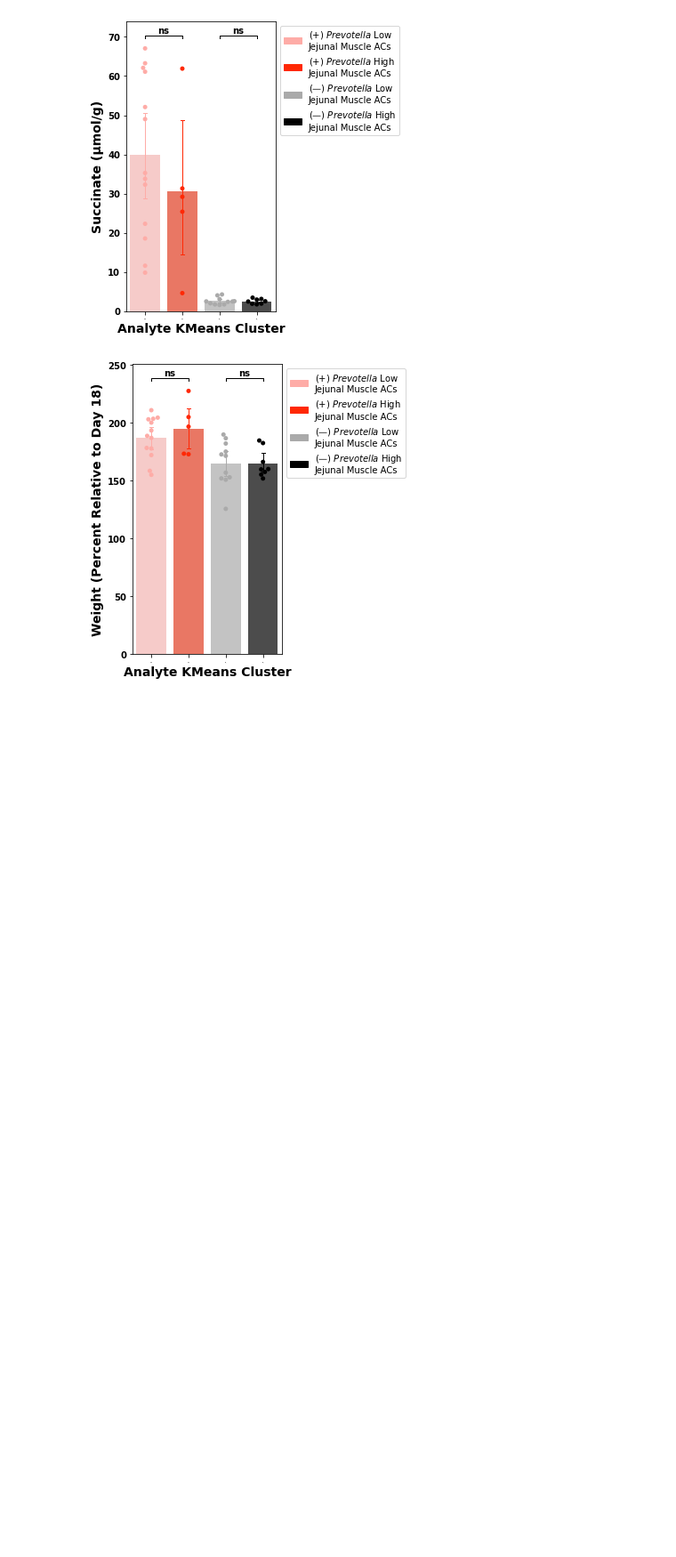
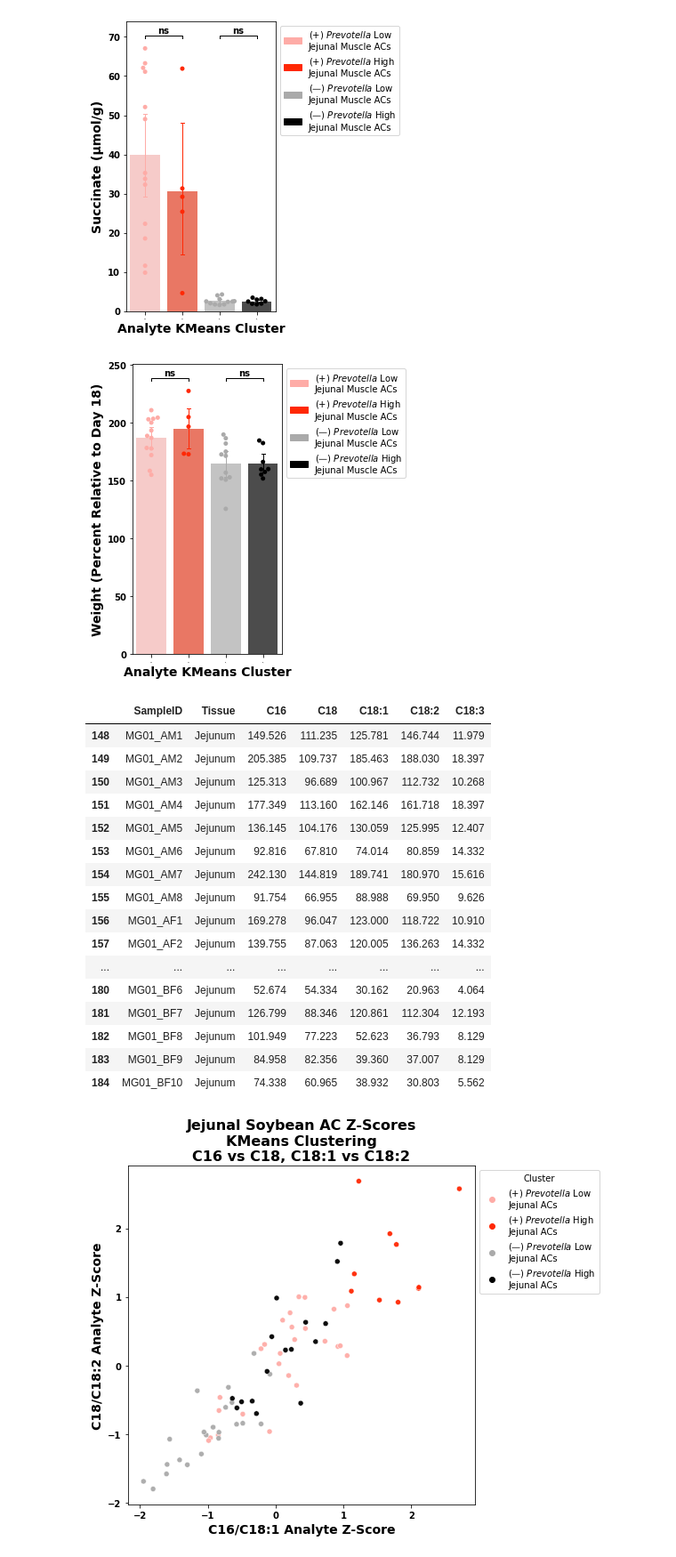
Before and after one commit to evanmlee/Gordon_MS, a Jupyter notebook: MS_analyte_kmeans.ipynb, the cells around one changed output. Shown at 89% size. Cells and saved outputs as stored; diff of their text form; code cells hidden in the pictures; blank space fills up the shorter version.

```diff
--- a/MS_analyte_kmeans.ipynb
+++ b/MS_analyte_kmeans.ipynb
@@ -1020,3 +1073,73 @@ arm_cluster_analyte_bar(BW_rel18_sac_weight,obs_df,analyte,tissue="",sampleID_co
 [figure]
 [figure]
 [figure]
+# %%
+# display(tissue_AC_df)
+jej_soybean_AC_df = tissue_AC_df.loc[tissue_AC_df["Tissue"]=="Jejunum"][['SampleID','Tissue']+soybean_5ACs]
+display(jej_soybean_AC_df)
+zscore=True
+test_long_df = single_tissue_analyte_long_df(jej_soybean_AC_df,analytes=soybean_5ACs,tissue1="Jejunum",
+                              obs_df=soybean5_jej_obs_df,axes_analyte_map=analyte_ax_map_5AC)
+fig,ax = plt.subplots(1,1,figsize=(7,7))
+cluster_legend_label = "Jejunal ACs"
+cluster_labels = ['(+) $\it{Prevotella}$ Low\n'+'{0}'.format(cluster_legend_label),
+                  '(+) $\it{Prevotella}$ High\n'+'{0}'.format(cluster_legend_label),
+                  '(—) $\it{Prevotella}$ Low\n'+'{0}'.format(cluster_legend_label),
+                  '(—) $\it{Prevotella}$ High\n'+'{0}'.format(cluster_legend_label)
+                 ]
+SFA_soybean = ["C16","C18"]
+UFA_soybean = ["C18:1","C18:2"]
+test_SFA_df = test_long_df[test_long_df["Analyte"].isin(SFA_soybean)]
+SFA_formatted = pd.DataFrame(index=test_long_df["MouseID"].unique(),columns=SFA_soybean)
+for analyte in SFA_soybean:
+    if zscore:
+        SFA_formatted.loc[:,analyte] = sp_stats.zscore(test_SFA_df.loc[test_SFA_df["Analyte"]==analyte]["Jejunum"].tolist())
+    else:
+        SFA_formatted.loc[:,analyte] = test_SFA_df.loc[test_SFA_df["Analyte"]==analyte]["Jejunum"].tolist()
+SFA_formatted.loc[:,"Cluster"] = test_SFA_df.loc[test_SFA_df["Analyte"]==analyte]["Cluster"].tolist()
+SFA_formatted = SFA_formatted.reset_index().rename(columns={"index":"MouseID"})
+# display(SFA_formatted)
+MS_cluster_scatter(SFA_formatted,tissue1=SFA_soybean[0],tissue2=SFA_soybean[1],ax=ax)#,hue_type="cluster_mouse")
+test_UFA_df = test_long_df[test_long_df["Analyte"].isin(UFA_soybean)]
+UFA_formatted = pd.DataFrame(index=test_long_df["MouseID"].unique(),columns=UFA_soybean)
+UFA_formatted = UFA_formatted.reset_index().rename(columns={"index":"MouseID"})
+for analyte in UFA_soybean:
+    if zscore:
+        UFA_formatted.loc[:,analyte] = sp_stats.zscore(test_UFA_df.loc[test_UFA_df["Analyte"]==analyte]["Jejunum"].tolist())
+    else:
+        UFA_formatted.loc[:,analyte] = test_UFA_df.loc[test_UFA_df["Analyte"]==analyte]["Jejunum"].tolist()
+UFA_formatted.loc[:,"Cluster"] = test_UFA_df.loc[test_UFA_df["Analyte"]==analyte]["Cluster"].tolist()
+MS_cluster_scatter(UFA_formatted,tissue1=UFA_soybean[0],tissue2=UFA_soybean[1],ax=ax)
+
+xlabel = "{0}/{1} Analyte Z-Score".format(SFA_soybean[0],UFA_soybean[0])
+ylabel = "{0}/{1} Analyte Z-Score".format(SFA_soybean[1],UFA_soybean[1])
+title = "Jejunal Soybean AC Z-Scores\nKMeans Clustering\nC16 vs C18, C18:1 vs C18:2"
+standardize_plot_style(ax,xlabel,ylabel,title=title)
+handles, labels = ax.get_legend_handles_labels()
+n_clusters = len(test_long_df["Cluster"].unique())
+ax.legend(handles[:n_clusters],cluster_labels,title="Cluster")
+sns.move_legend(ax, "upper left", bbox_to_anchor=(1,1))
+fig_path = "figures/analyte_scatter/cluster/JejunumCluster/1panel_AllSampleZscore_soybean4.pdf"
+plt.savefig(fig_path,dpi=300,bbox_inches="tight",facecolor="white",format="pdf")
+
+# MS_cluster_scatter(test_SFA_df,tissue1=)
+# display(test_long_df)
+# %% [output]
+|  | SampleID | Tissue | C16 | C18 | C18:1 | C18:2 | C18:3 |
+| 148 | MG01_AM1 | Jejunum | 149.526 | 111.235 | 125.781 | 146.744 | 11.979 |
+| 149 | MG01_AM2 | Jejunum | 205.385 | 109.737 | 185.463 | 188.030 | 18.397 |
+| 150 | MG01_AM3 | Jejunum | 125.313 | 96.689 | 100.967 | 112.732 | 10.268 |
+| 151 | MG01_AM4 | Jejunum | 177.349 | 113.160 | 162.146 | 161.718 | 18.397 |
+| 152 | MG01_AM5 | Jejunum | 136.145 | 104.176 | 130.059 | 125.995 | 12.407 |
+| 153 | MG01_AM6 | Jejunum | 92.816 | 67.810 | 74.014 | 80.859 | 14.332 |
+| 154 | MG01_AM7 | Jejunum | 242.130 | 144.819 | 189.741 | 180.970 | 15.616 |
+| 155 | MG01_AM8 | Jejunum | 91.754 | 66.955 | 88.988 | 69.950 | 9.626 |
+| 156 | MG01_AF1 | Jejunum | 169.278 | 96.047 | 123.000 | 118.722 | 10.910 |
+| 157 | MG01_AF2 | Jejunum | 139.755 | 87.063 | 120.005 | 136.263 | 14.332 |
+| ... | ... | ... | ... | ... | ... | ... | ... |
+| 180 | MG01_BF6 | Jejunum | 52.674 | 54.334 | 30.162 | 20.963 | 4.064 |
+| 181 | MG01_BF7 | Jejunum | 126.799 | 88.346 | 120.861 | 112.304 | 12.193 |
+| 182 | MG01_BF8 | Jejunum | 101.949 | 77.223 | 52.623 | 36.793 | 8.129 |
+| 183 | MG01_BF9 | Jejunum | 84.958 | 82.356 | 39.360 | 37.007 | 8.129 |
+| 184 | MG01_BF10 | Jejunum | 74.338 | 60.965 | 38.932 | 30.803 | 5.562 |
+[figure, added]
```
Also changed, not shown: parts of 5 cells of this notebook, 1 other file.
